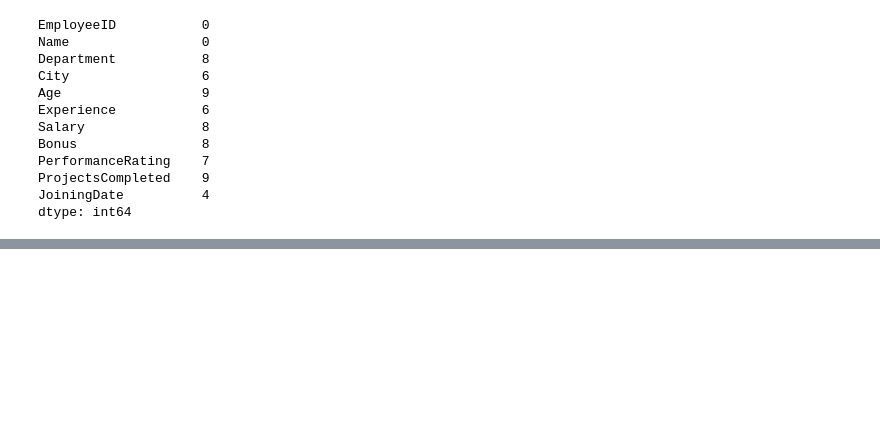
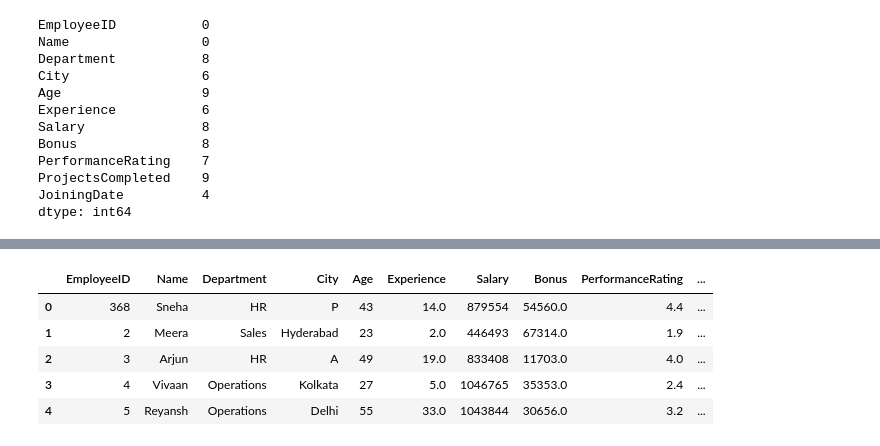
Before and after one commit to anghanshrey/Other, a Jupyter notebook: numpy_preacties/numpy.ipynb, the cells around one changed output, grey strips where cells are left out. Cells and saved outputs as stored; diff of their text form; code cells hidden in the pictures; blank space fills up the shorter version.

```diff
--- a/numpy_preacties/numpy.ipynb
+++ b/numpy_preacties/numpy.ipynb
@@ -233,0 +327,10 @@ mean_value = ["Age", "Bonus", "projectsCompleted", "Projects"]
+# %%
+data_city = ["Ahmedabad", 'Mumbai', "Pune"]
+
+data['City'] = data['City'].cat.rename_categories({
+    "Ahmedabad" : "A",
+    "Mumbai" : "M",
+    "Pune" : "P"
+})
+
+data['City'].unique()
@@ -233,0 +384,9 @@ mean_value = ["Age", "Bonus", "projectsCompleted", "Projects"]
+# %%
+data.head()
+# %% [output]
+|  | EmployeeID | Name | Department | City | Age | Experience | Salary | Bonus | PerformanceRating | ... |
+| 0 | 368 | Sneha | HR | P | 43 | 14.0 | 879554 | 54560.0 | 4.4 | ... |
+| 1 | 2 | Meera | Sales | Hyderabad | 23 | 2.0 | 446493 | 67314.0 | 1.9 | ... |
+| 2 | 3 | Arjun | HR | A | 49 | 19.0 | 833408 | 11703.0 | 4.0 | ... |
+| 3 | 4 | Vivaan | Operations | Kolkata | 27 | 5.0 | 1046765 | 35353.0 | 2.4 | ... |
+| 4 | 5 | Reyansh | Operations | Delhi | 55 | 33.0 | 1043844 | 30656.0 | 3.2 | ... |
```
Also changed, not shown: parts of 18 cells of this notebook, 1 other file.
